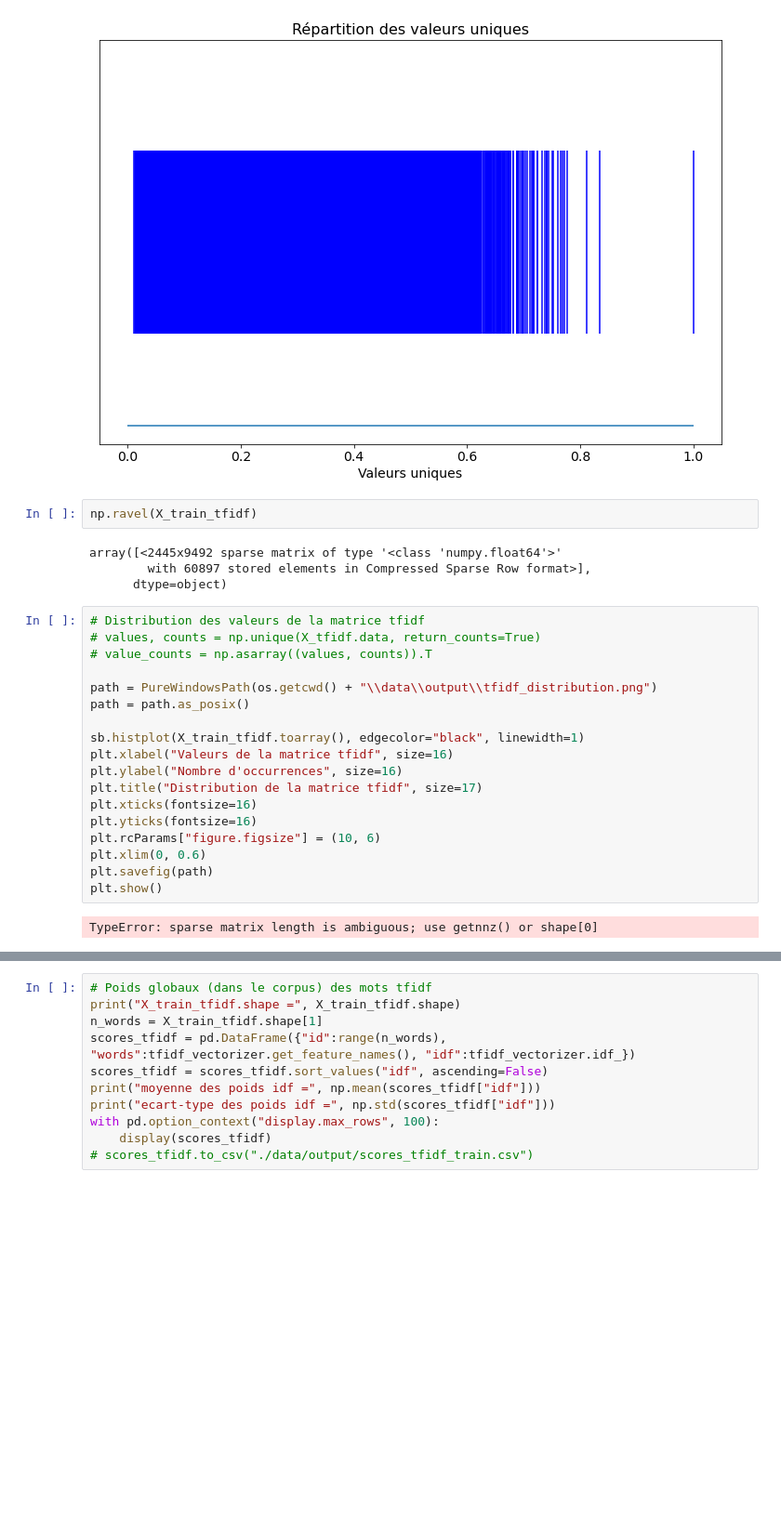
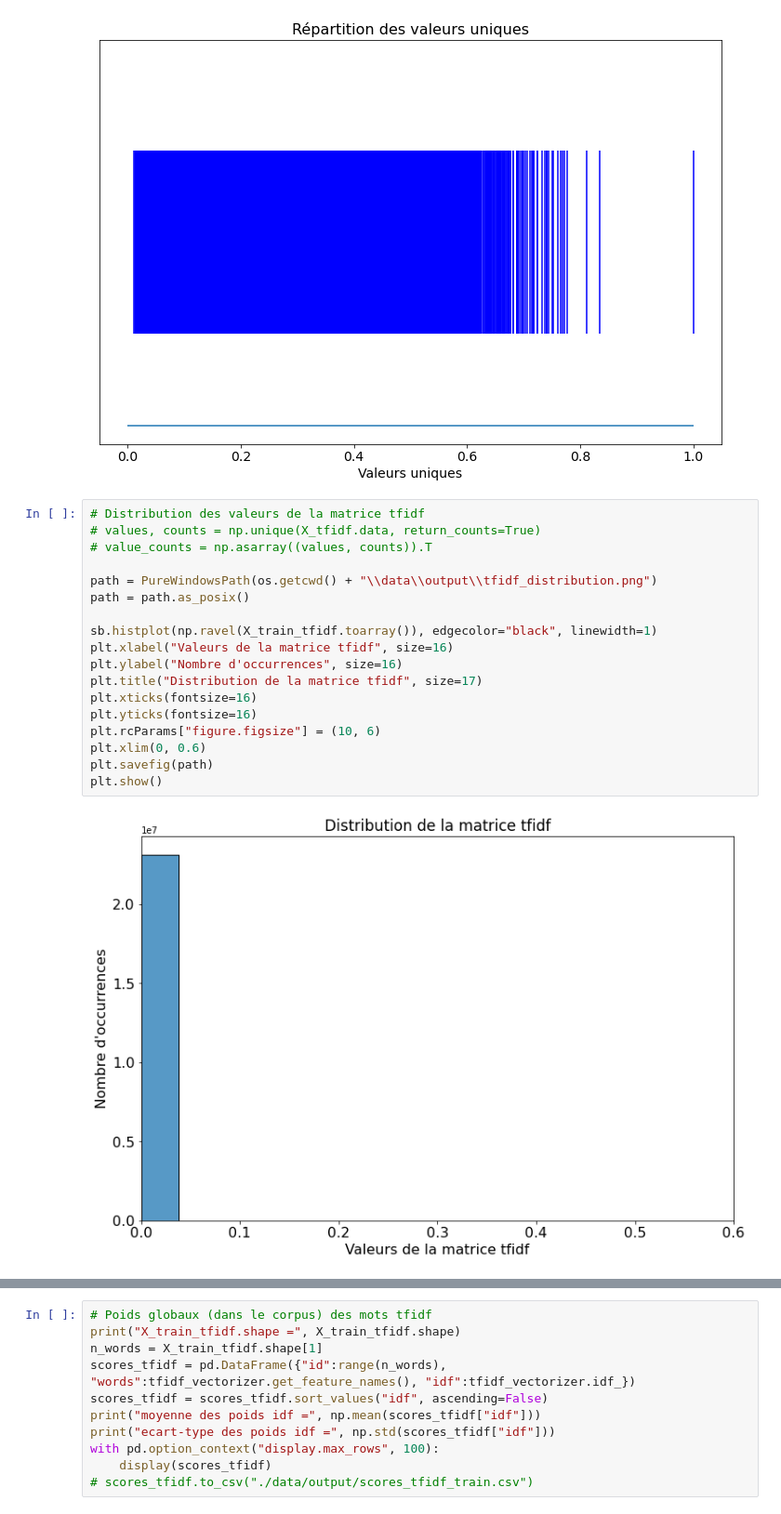
Before and after one commit to lolodino77/classification_texte_articles, a Jupyter notebook: sources/tfidf/1_tfidf.ipynb, the cells around one changed output, grey strips where cells are left out. Shown at 93% size. Cells and saved outputs as stored; diff of their text form; blank space fills up the shorter version.

```diff
--- a/sources/tfidf/1_tfidf.ipynb
+++ b/sources/tfidf/1_tfidf.ipynb
@@ -176,29 +176,23 @@ plt.savefig(path)
 plt.show()
 # %% [output]
 [figure]
-# %%
-np.ravel(X_train_tfidf)
-# %% [output]
-array([<2445x9492 sparse matrix of type '<class 'numpy.float64'>'
-        with 60897 stored elements in Compressed Sparse Row format>],
-      dtype=object)
 # %%
 # Distribution des valeurs de la matrice tfidf
 # values, counts = np.unique(X_tfidf.data, return_counts=True)
 # value_counts = np.asarray((values, counts)).T
 
 path = PureWindowsPath(os.getcwd() + "\\data\\output\\tfidf_distribution.png")
 path = path.as_posix()
 
-sb.histplot(X_train_tfidf.toarray(), edgecolor="black", linewidth=1)
+sb.histplot(np.ravel(X_train_tfidf.toarray()), edgecolor="black", linewidth=1)
 plt.xlabel("Valeurs de la matrice tfidf", size=16)
 plt.ylabel("Nombre d'occurrences", size=16)
 plt.title("Distribution de la matrice tfidf", size=17)
 plt.xticks(fontsize=16)
 plt.yticks(fontsize=16)
 plt.rcParams["figure.figsize"] = (10, 6)
 plt.xlim(0, 0.6)
 plt.savefig(path)
 plt.show()
 # %% [output]
-TypeError: sparse matrix length is ambiguous; use getnnz() or shape[0]
+[figure, added]
```
Also changed, not shown: parts of 1 cell of this notebook, 7 other files.
